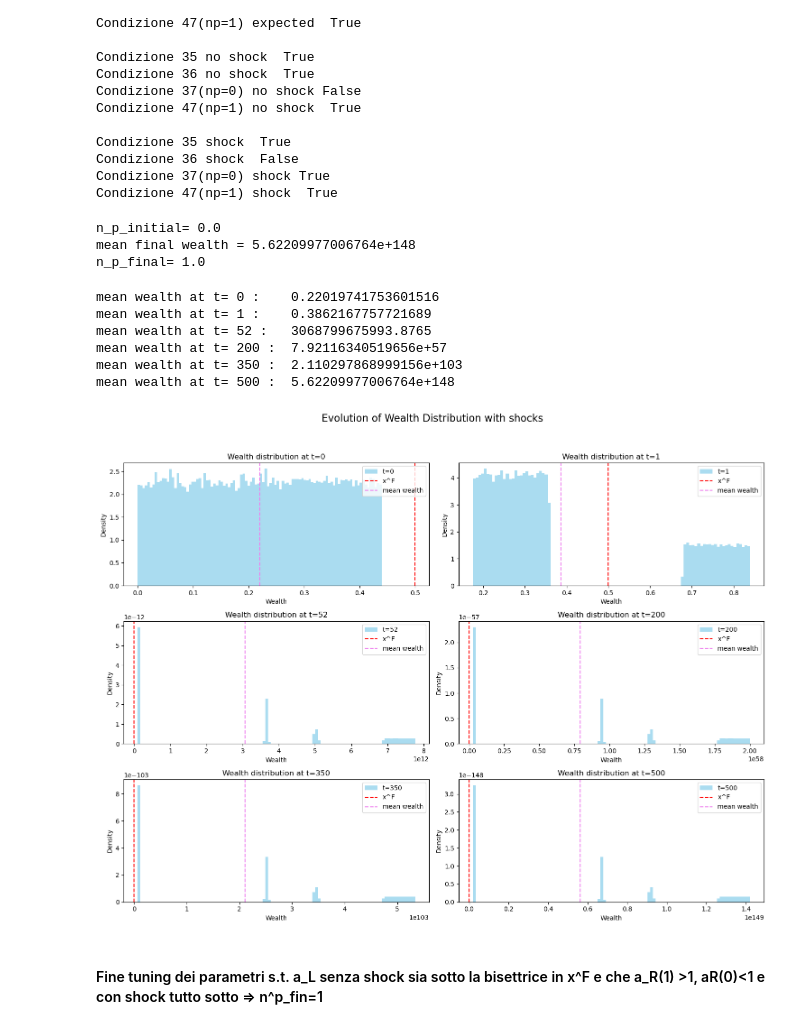
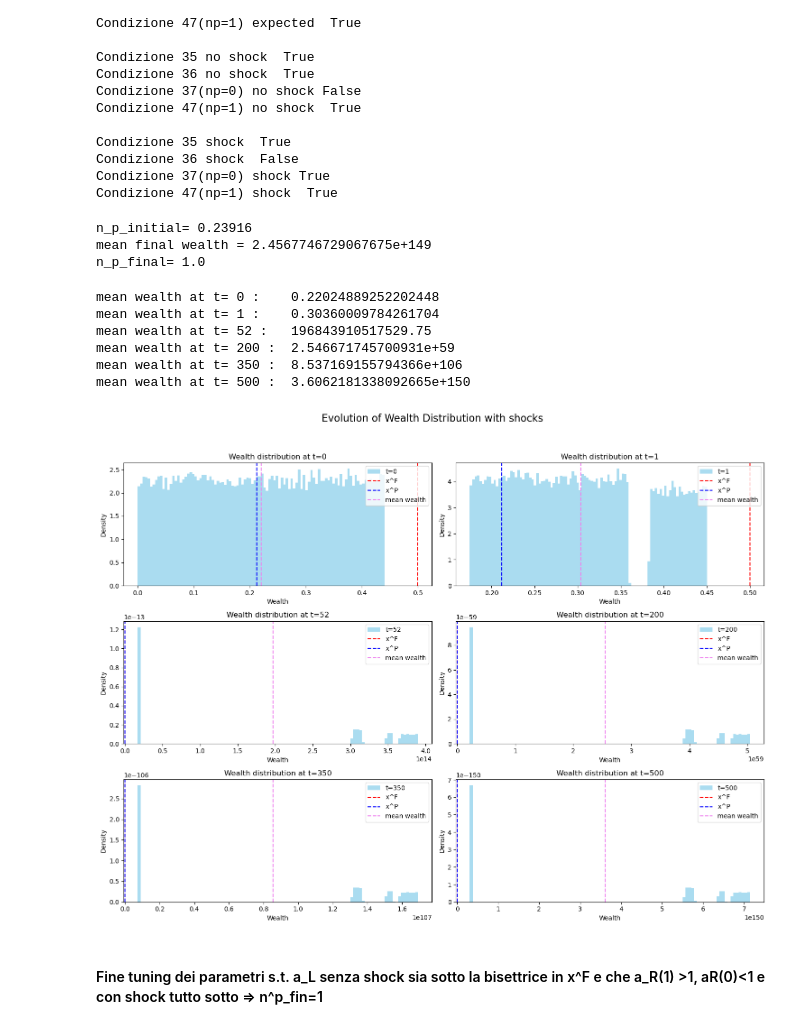
Before and after one commit to sofiacatt-lgtm/tesi-inequality-climate, a Jupyter notebook: notebooks/02_shock_dynamics.ipynb, the cells around one changed output. Drawn from its saved outputs; the diff is of its cells as text; code cells hidden in the pictures.

```diff
--- a/notebooks/02_shock_dynamics.ipynb
+++ b/notebooks/02_shock_dynamics.ipynb
@@ -28,7 +28,7 @@ gamma_up = 0.8
 F       =1.5
 q       =0.5
 
-mu=_par.mu
+
 xF= F/(1+mu)
 n_p=0
 
@@ -65,52 +65,53 @@ Condizione 47(np=1) shock  True
 # %%
 T=500
 yhigh=0.44
-y = uniform_initial(N, low=0, high=yhigh)
-n_p = np.mean(y > xF)
+
+history = simulate_shock(lambda N: uniform_initial(N, low=0, high=yhigh), update_wealth, T)
+n_p = np.mean(history[0] > xF)
 print('n_p_initial=', n_p)
-history = simulate_shock(lambda N: uniform_initial(N, low=0, high=yhigh), update_wealth, T)
+
 n_p= np.mean(history[T]>xF)
 meanwealth= np.mean(history[T])
 
 print('mean final wealth =', meanwealth)
 print('n_p_final=', n_p)
 # %% [output]
-n_p_initial= 0.0
-mean final wealth = 5.62209977006764e+148
+n_p_initial= 0.23916
+mean final wealth = 2.4567746729067675e+149
 n_p_final= 1.0
 # %%
 fig, axes = plt.subplots(3, 2, figsize=(15, 12)) # Create a 3x2 grid of subplots
 axes = axes.flatten() # Flatten the 2D array of axes for easy iteration
 
 for i, t_val in enumerate([0, 1, 52, 200, 350, 500]):
     t = t_val
     ax = axes[i]
     mean=np.mean(history[t])
     ax.hist(history[t], bins=100, alpha=0.7, label=f"t={t}", density=True, color='skyblue')
     ax.axvline(xF, color='red', linestyle='--', label="x^F")
-    #ax.axvline(xp(mu, r, alpha, A_up_bar, Ybar), color='blue', linestyle='--', label="x^P")
+    ax.axvline(xp(mu, r, alpha, A_up_bar, Ybar), color='blue', linestyle='--', label="x^P")
     ax.axvline(mean, color='violet', linestyle='--', label="mean wealth")
     ax.legend()
     ax.set_title(f"Wealth distribution at t={t}")
     ax.set_xlabel("Wealth")
     ax.set_ylabel("Density")
     print('mean wealth at t=',t, ':\t', mean)
 
 # Hide any unused subplots
 for j in range(i + 1, len(axes)):
     fig.delaxes(axes[j])
 
 fig.suptitle('Evolution of Wealth Distribution with shocks', fontsize=16) # Add a main title to the figure
 plt.tight_layout(rect=[0, 0.03, 1, 0.95]) # Adjust layout to prevent overlapping titles/labels and make space for suptitle
 plt.show()
 # %% [output]
-mean wealth at t= 0 :    0.22019741753601516
-mean wealth at t= 1 :    0.3862167757721689
-mean wealth at t= 52 :   3068799675993.8765
-mean wealth at t= 200 :  7.92116340519656e+57
-mean wealth at t= 350 :  2.110297868999156e+103
-mean wealth at t= 500 :  5.62209977006764e+148
+mean wealth at t= 0 :    0.22024889252202448
+mean wealth at t= 1 :    0.30360009784261704
+mean wealth at t= 52 :   196843910517529.75
+mean wealth at t= 200 :  2.546671745700931e+59
+mean wealth at t= 350 :  8.537169155794366e+106
+mean wealth at t= 500 :  3.6062181338092665e+150
-[figure, old version]
+[figure, new version]
 # %% [markdown]
 #### Fine tuning dei parametri s.t. a_L senza shock sia sotto la bisettrice in x^F e che a_R(1) >1, aR(0)<1 e con shock tutto sotto => n^p_fin=1
 # %%
```
Also changed, not shown: parts of 2 cells of this notebook, 10 other files.
